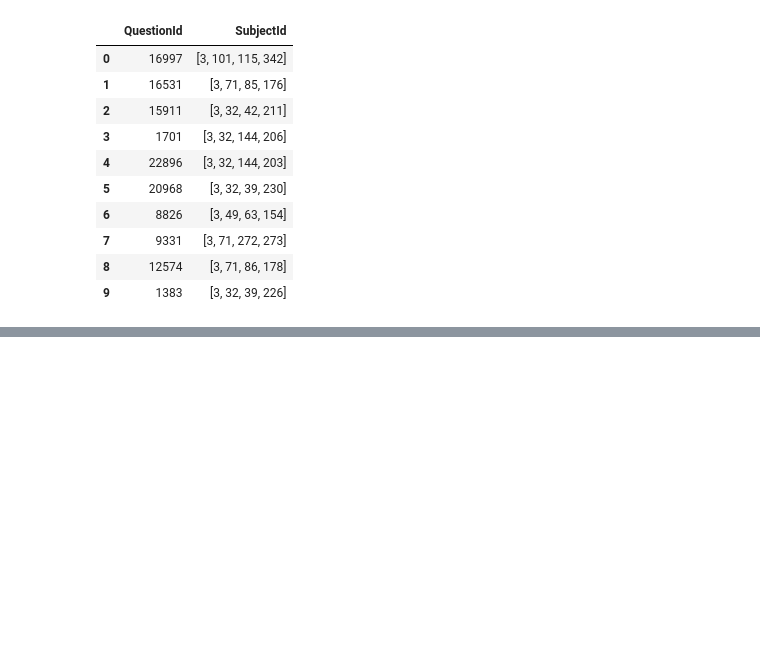
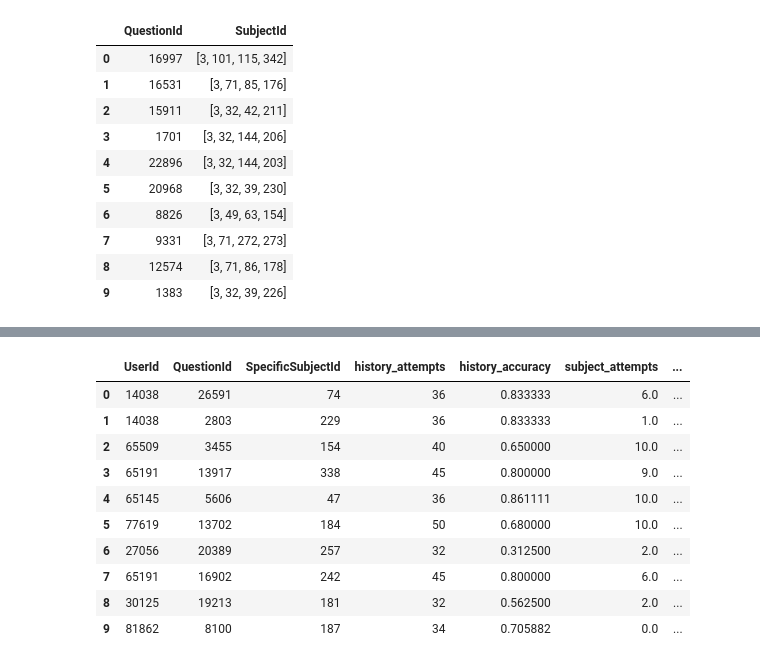
Before and after one commit to Tarak-D/Quintet-, a Jupyter notebook: notebooks/learner_model.ipynb, the cells around one changed output, grey strips where cells are left out. Saved outputs shown, nothing was run; the diff lists cells and outputs as text; code cells hidden in the pictures; blank space fills up the shorter version.

```diff
--- a/notebooks/learner_model.ipynb
+++ b/notebooks/learner_model.ipynb
@@ -710,0 +1224,73 @@ display(model_data.head(10))
+# %%
+# ============================================================
+# CELL 29 — ADD QUESTION DIFFICULTY FEATURES
+# ============================================================
+
+question_features = question_history[
+    [
+        "QuestionId",
+        "question_attempts",
+        "question_correct",
+        "question_accuracy"
+    ]
+].copy()
+
+# Ensure matching key type
+model_data["QuestionId"] = model_data["QuestionId"].astype("int64")
+question_features["QuestionId"] = question_features["QuestionId"].astype("int64")
+
+# Merge historical question performance
+model_data = model_data.merge(
+    question_features,
+    on="QuestionId",
+    how="left"
+)
+
+# Questions with no historical attempts
+model_data["question_attempts"] = (
+    model_data["question_attempts"].fillna(0)
+)
+
+model_data["question_correct"] = (
+    model_data["question_correct"].fillna(0)
+)
+
+model_data["question_accuracy"] = (
+    model_data["question_accuracy"].fillna(0.0)
+)
+
+print("=" * 60)
+print("QUESTION FEATURES MERGED")
+print("=" * 60)
+
+print("Model data shape:", model_data.shape)
+
+print("\nMissing question features:")
+print(
+    model_data[
+        [
+            "question_attempts",
+            "question_correct",
+            "question_accuracy"
+        ]
+    ].isna().sum()
+)
+
+print("\nSample:")
+display(
+    model_data[
+        [
+            "UserId",
+            "QuestionId",
+            "SpecificSubjectId",
+            "history_attempts",
+            "history_accuracy",
+            "subject_attempts",
+            "subject_accuracy",
+            "question_attempts",
+            "question_accuracy",
+            "IsCorrect"
+        ]
+    ].head(10)
+)
+# %% [output]
@@ -710,0 +1309,11 @@ display(model_data.head(10))
+|  | UserId | QuestionId | SpecificSubjectId | history_attempts | history_accuracy | subject_attempts | ... |
+| 0 | 14038 | 26591 | 74 | 36 | 0.833333 | 6.0 | ... |
+| 1 | 14038 | 2803 | 229 | 36 | 0.833333 | 1.0 | ... |
+| 2 | 65509 | 3455 | 154 | 40 | 0.650000 | 10.0 | ... |
+| 3 | 65191 | 13917 | 338 | 45 | 0.800000 | 9.0 | ... |
+| 4 | 65145 | 5606 | 47 | 36 | 0.861111 | 10.0 | ... |
+| 5 | 77619 | 13702 | 184 | 50 | 0.680000 | 10.0 | ... |
+| 6 | 27056 | 20389 | 257 | 32 | 0.312500 | 2.0 | ... |
+| 7 | 65191 | 16902 | 242 | 45 | 0.800000 | 6.0 | ... |
+| 8 | 30125 | 19213 | 181 | 32 | 0.562500 | 2.0 | ... |
+| 9 | 81862 | 8100 | 187 | 34 | 0.705882 | 0.0 | ... |
```
Also changed, not shown: parts of 11 cells of this notebook, 2 other files.
